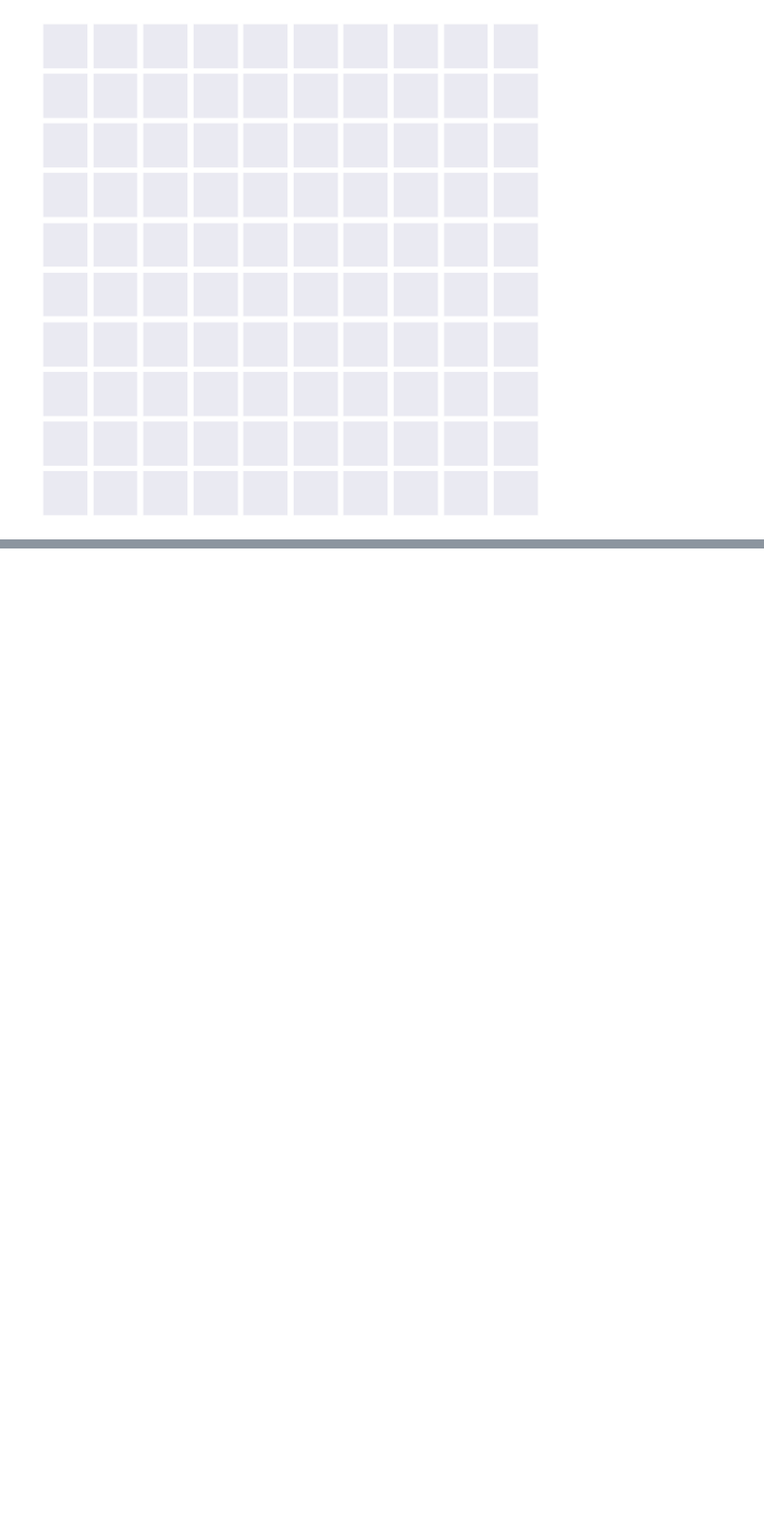
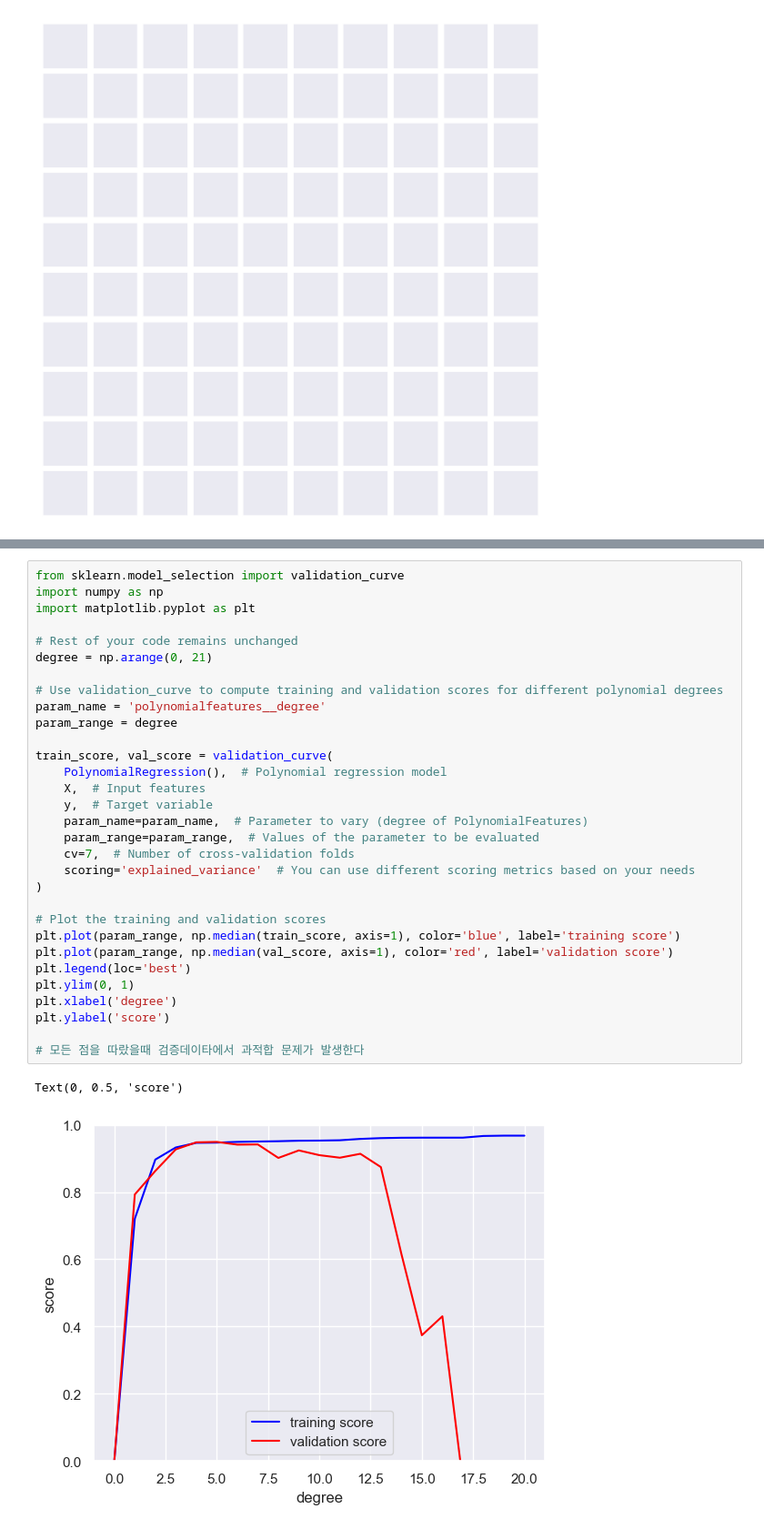
Before and after one commit to ohkjin/JupiterNotebookBrute, a Jupyter notebook: K5_Ch05MachineLearning.ipynb, the cells around one changed output, grey strips where cells are left out. Shown at 91% size. Cells and saved outputs as stored; diff of their text form; blank space fills up the shorter version.

```diff
--- a/K5_Ch05MachineLearning.ipynb
+++ b/K5_Ch05MachineLearning.ipynb
@@ -286,0 +438,34 @@ ValueError: cannot reshape array of size 13 into shape (8,8)
+# %%
+from sklearn.model_selection import validation_curve
+import numpy as np
+import matplotlib.pyplot as plt
+
+# Rest of your code remains unchanged
+degree = np.arange(0, 21)
+
+# Use validation_curve to compute training and validation scores for different polynomial degrees
+param_name = 'polynomialfeatures__degree'
+param_range = degree
+
+train_score, val_score = validation_curve(
+    PolynomialRegression(),  # Polynomial regression model
+    X,  # Input features
+    y,  # Target variable
+    param_name=param_name,  # Parameter to vary (degree of PolynomialFeatures)
+    param_range=param_range,  # Values of the parameter to be evaluated
+    cv=7,  # Number of cross-validation folds
+    scoring='explained_variance'  # You can use different scoring metrics based on your needs
+)
+
+# Plot the training and validation scores
+plt.plot(param_range, np.median(train_score, axis=1), color='blue', label='training score')
+plt.plot(param_range, np.median(val_score, axis=1), color='red', label='validation score')
+plt.legend(loc='best')
+plt.ylim(0, 1)
+plt.xlabel('degree')
+plt.ylabel('score')
+
+# 모든 점을 따랐을때 검증데이타에서 과적합 문제가 발생한다
+# %% [output]
+Text(0, 0.5, 'score')
+[figure, added]
```
Also changed, not shown: parts of 13 cells of this notebook.
